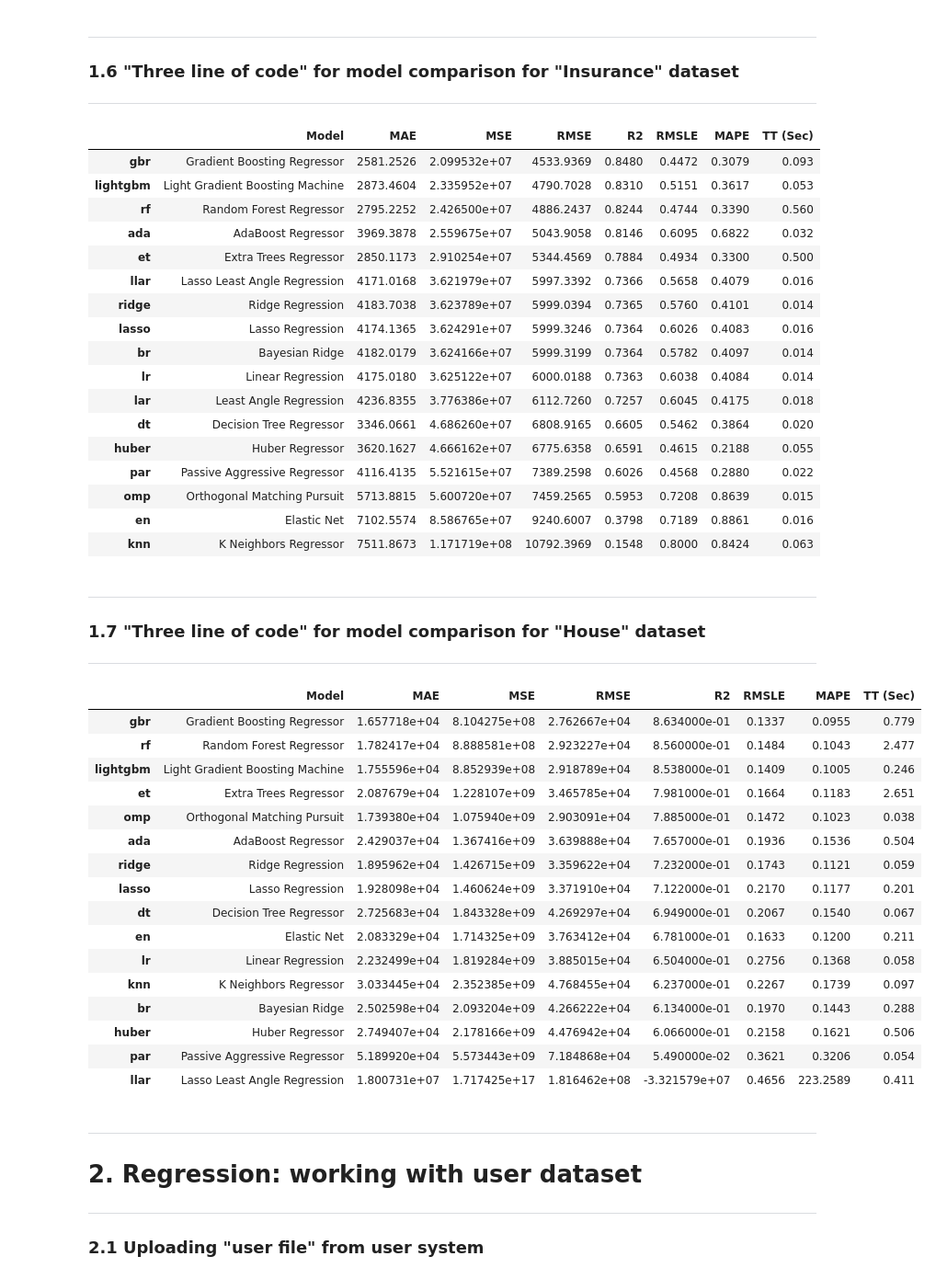
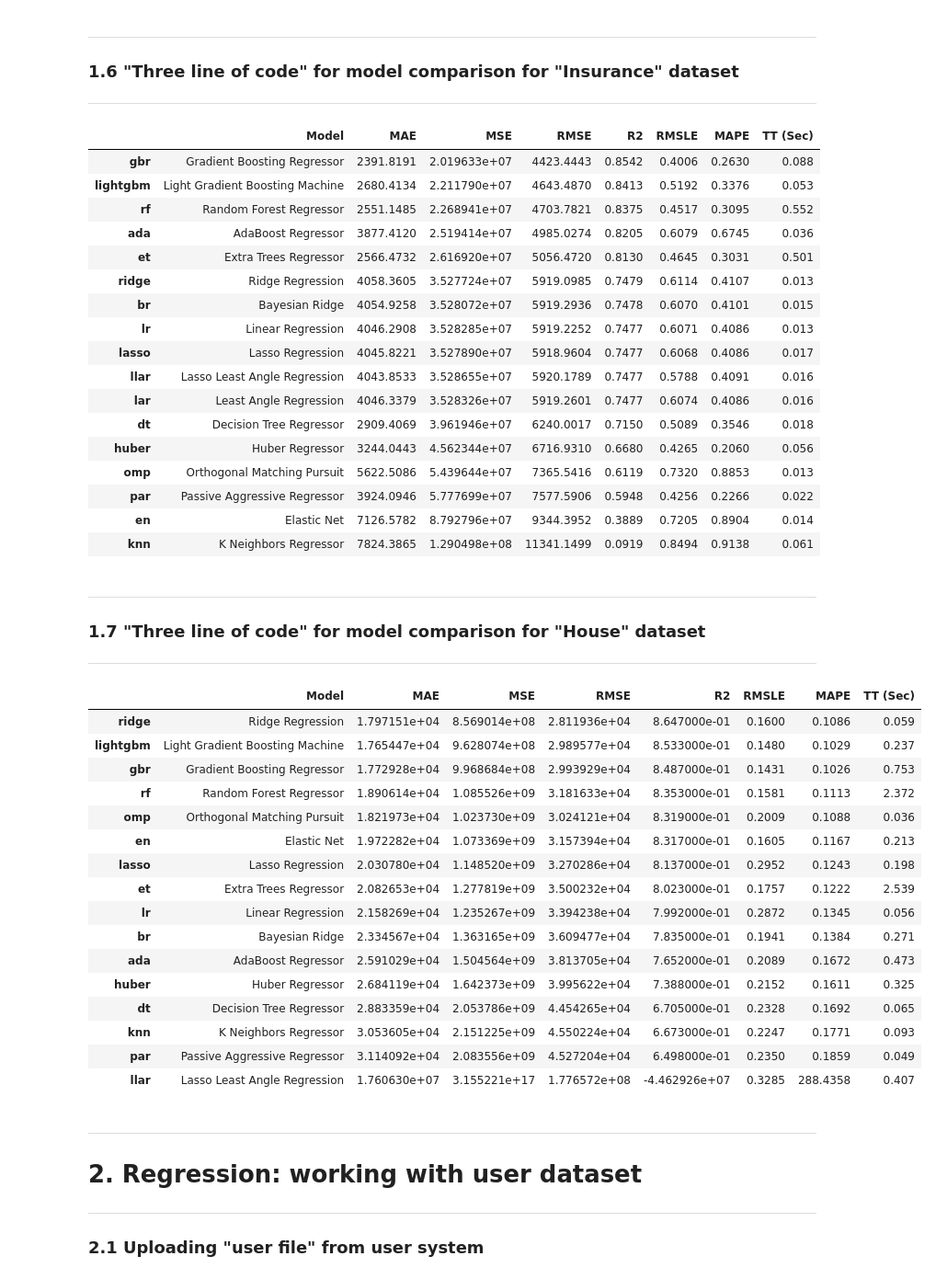
Before and after one commit to psrana/Machine-Learning-using-PyCaret, a Jupyter notebook: 01_PyCaret_for_Regression_with_Results.ipynb, the cells around one changed output. Shown at 92% size. Cells and saved outputs as stored; diff of their text form; code cells hidden in the pictures.

```diff
--- a/01_PyCaret_for_Regression_with_Results.ipynb
+++ b/01_PyCaret_for_Regression_with_Results.ipynb
@@ -154,27 +155,27 @@ from pycaret.datasets import get_data
 from pycaret.regression import *
 
 insuranceDataSet = get_data("insurance")
-s = setup(data = insuranceDataSet, target='charges', silent=True)
+s = setup(data = insuranceDataSet, target='charges', train_size = 0.7, data_split_shuffle = False, silent=True)
 cm = compare_models()
 # %% [output]
 |  | Model | MAE | MSE | RMSE | R2 | RMSLE | MAPE | TT (Sec) |
-| gbr | Gradient Boosting Regressor | 2581.2526 | 2.099532e+07 | 4533.9369 | 0.8480 | 0.4472 | 0.3079 | 0.093 |
-| lightgbm | Light Gradient Boosting Machine | 2873.4604 | 2.335952e+07 | 4790.7028 | 0.8310 | 0.5151 | 0.3617 | 0.053 |
-| rf | Random Forest Regressor | 2795.2252 | 2.426500e+07 | 4886.2437 | 0.8244 | 0.4744 | 0.3390 | 0.560 |
-| ada | AdaBoost Regressor | 3969.3878 | 2.559675e+07 | 5043.9058 | 0.8146 | 0.6095 | 0.6822 | 0.032 |
-| et | Extra Trees Regressor | 2850.1173 | 2.910254e+07 | 5344.4569 | 0.7884 | 0.4934 | 0.3300 | 0.500 |
-| llar | Lasso Least Angle Regression | 4171.0168 | 3.621979e+07 | 5997.3392 | 0.7366 | 0.5658 | 0.4079 | 0.016 |
-| ridge | Ridge Regression | 4183.7038 | 3.623789e+07 | 5999.0394 | 0.7365 | 0.5760 | 0.4101 | 0.014 |
-| lasso | Lasso Regression | 4174.1365 | 3.624291e+07 | 5999.3246 | 0.7364 | 0.6026 | 0.4083 | 0.016 |
-| br | Bayesian Ridge | 4182.0179 | 3.624166e+07 | 5999.3199 | 0.7364 | 0.5782 | 0.4097 | 0.014 |
-| lr | Linear Regression | 4175.0180 | 3.625122e+07 | 6000.0188 | 0.7363 | 0.6038 | 0.4084 | 0.014 |
-| lar | Least Angle Regression | 4236.8355 | 3.776386e+07 | 6112.7260 | 0.7257 | 0.6045 | 0.4175 | 0.018 |
-| dt | Decision Tree Regressor | 3346.0661 | 4.686260e+07 | 6808.9165 | 0.6605 | 0.5462 | 0.3864 | 0.020 |
-| huber | Huber Regressor | 3620.1627 | 4.666162e+07 | 6775.6358 | 0.6591 | 0.4615 | 0.2188 | 0.055 |
-| par | Passive Aggressive Regressor | 4116.4135 | 5.521615e+07 | 7389.2598 | 0.6026 | 0.4568 | 0.2880 | 0.022 |
-| omp | Orthogonal Matching Pursuit | 5713.8815 | 5.600720e+07 | 7459.2565 | 0.5953 | 0.7208 | 0.8639 | 0.015 |
-| en | Elastic Net | 7102.5574 | 8.586765e+07 | 9240.6007 | 0.3798 | 0.7189 | 0.8861 | 0.016 |
-| knn | K Neighbors Regressor | 7511.8673 | 1.171719e+08 | 10792.3969 | 0.1548 | 0.8000 | 0.8424 | 0.063 |
+| gbr | Gradient Boosting Regressor | 2391.8191 | 2.019633e+07 | 4423.4443 | 0.8542 | 0.4006 | 0.2630 | 0.088 |
+| lightgbm | Light Gradient Boosting Machine | 2680.4134 | 2.211790e+07 | 4643.4870 | 0.8413 | 0.5192 | 0.3376 | 0.053 |
+| rf | Random Forest Regressor | 2551.1485 | 2.268941e+07 | 4703.7821 | 0.8375 | 0.4517 | 0.3095 | 0.552 |
+| ada | AdaBoost Regressor | 3877.4120 | 2.519414e+07 | 4985.0274 | 0.8205 | 0.6079 | 0.6745 | 0.036 |
+| et | Extra Trees Regressor | 2566.4732 | 2.616920e+07 | 5056.4720 | 0.8130 | 0.4645 | 0.3031 | 0.501 |
+| ridge | Ridge Regression | 4058.3605 | 3.527724e+07 | 5919.0985 | 0.7479 | 0.6114 | 0.4107 | 0.013 |
+| br | Bayesian Ridge | 4054.9258 | 3.528072e+07 | 5919.2936 | 0.7478 | 0.6070 | 0.4101 | 0.015 |
+| lr | Linear Regression | 4046.2908 | 3.528285e+07 | 5919.2252 | 0.7477 | 0.6071 | 0.4086 | 0.013 |
+| lasso | Lasso Regression | 4045.8221 | 3.527890e+07 | 5918.9604 | 0.7477 | 0.6068 | 0.4086 | 0.017 |
+| llar | Lasso Least Angle Regression | 4043.8533 | 3.528655e+07 | 5920.1789 | 0.7477 | 0.5788 | 0.4091 | 0.016 |
+| lar | Least Angle Regression | 4046.3379 | 3.528326e+07 | 5919.2601 | 0.7477 | 0.6074 | 0.4086 | 0.016 |
+| dt | Decision Tree Regressor | 2909.4069 | 3.961946e+07 | 6240.0017 | 0.7150 | 0.5089 | 0.3546 | 0.018 |
+| huber | Huber Regressor | 3244.0443 | 4.562344e+07 | 6716.9310 | 0.6680 | 0.4265 | 0.2060 | 0.056 |
+| omp | Orthogonal Matching Pursuit | 5622.5086 | 5.439644e+07 | 7365.5416 | 0.6119 | 0.7320 | 0.8853 | 0.013 |
+| par | Passive Aggressive Regressor | 3924.0946 | 5.777699e+07 | 7577.5906 | 0.5948 | 0.4256 | 0.2266 | 0.022 |
+| en | Elastic Net | 7126.5782 | 8.792796e+07 | 9344.3952 | 0.3889 | 0.7205 | 0.8904 | 0.014 |
+| knn | K Neighbors Regressor | 7824.3865 | 1.290498e+08 | 11341.1499 | 0.0919 | 0.8494 | 0.9138 | 0.061 |
 # %% [markdown]
 ---
 ### **1.7 "Three line of code" for model comparison for "House" dataset**
@@ -182,28 +183,28 @@ cm = compare_models()
 # %%
 from pycaret.datasets import get_data
 from pycaret.regression import *
 
 houseDataSet = get_data("house")
-s = setup(data = houseDataSet, target='SalePrice', silent=True)
+s = setup(data = houseDataSet, target='SalePrice', train_size = 0.7, data_split_shuffle = False, silent=True)
 cm = compare_models()
 # %% [output]
 |  | Model | MAE | MSE | RMSE | R2 | RMSLE | MAPE | TT (Sec) |
-| gbr | Gradient Boosting Regressor | 1.657718e+04 | 8.104275e+08 | 2.762667e+04 | 8.634000e-01 | 0.1337 | 0.0955 | 0.779 |
-| rf | Random Forest Regressor | 1.782417e+04 | 8.888581e+08 | 2.923227e+04 | 8.560000e-01 | 0.1484 | 0.1043 | 2.477 |
-| lightgbm | Light Gradient Boosting Machine | 1.755596e+04 | 8.852939e+08 | 2.918789e+04 | 8.538000e-01 | 0.1409 | 0.1005 | 0.246 |
-| et | Extra Trees Regressor | 2.087679e+04 | 1.228107e+09 | 3.465785e+04 | 7.981000e-01 | 0.1664 | 0.1183 | 2.651 |
-| omp | Orthogonal Matching Pursuit | 1.739380e+04 | 1.075940e+09 | 2.903091e+04 | 7.885000e-01 | 0.1472 | 0.1023 | 0.038 |
-| ada | AdaBoost Regressor | 2.429037e+04 | 1.367416e+09 | 3.639888e+04 | 7.657000e-01 | 0.1936 | 0.1536 | 0.504 |
-| ridge | Ridge Regression | 1.895962e+04 | 1.426715e+09 | 3.359622e+04 | 7.232000e-01 | 0.1743 | 0.1121 | 0.059 |
-| lasso | Lasso Regression | 1.928098e+04 | 1.460624e+09 | 3.371910e+04 | 7.122000e-01 | 0.2170 | 0.1177 | 0.201 |
-| dt | Decision Tree Regressor | 2.725683e+04 | 1.843328e+09 | 4.269297e+04 | 6.949000e-01 | 0.2067 | 0.1540 | 0.067 |
-| en | Elastic Net | 2.083329e+04 | 1.714325e+09 | 3.763412e+04 | 6.781000e-01 | 0.1633 | 0.1200 | 0.211 |
-| lr | Linear Regression | 2.232499e+04 | 1.819284e+09 | 3.885015e+04 | 6.504000e-01 | 0.2756 | 0.1368 | 0.058 |
-| knn | K Neighbors Regressor | 3.033445e+04 | 2.352385e+09 | 4.768455e+04 | 6.237000e-01 | 0.2267 | 0.1739 | 0.097 |
-| br | Bayesian Ridge | 2.502598e+04 | 2.093204e+09 | 4.266222e+04 | 6.134000e-01 | 0.1970 | 0.1443 | 0.288 |
-| huber | Huber Regressor | 2.749407e+04 | 2.178166e+09 | 4.476942e+04 | 6.066000e-01 | 0.2158 | 0.1621 | 0.506 |
-| par | Passive Aggressive Regressor | 5.189920e+04 | 5.573443e+09 | 7.184868e+04 | 5.490000e-02 | 0.3621 | 0.3206 | 0.054 |
-| llar | Lasso Least Angle Regression | 1.800731e+07 | 1.717425e+17 | 1.816462e+08 | -3.321579e+07 | 0.4656 | 223.2589 | 0.411 |
+| ridge | Ridge Regression | 1.797151e+04 | 8.569014e+08 | 2.811936e+04 | 8.647000e-01 | 0.1600 | 0.1086 | 0.059 |
+| lightgbm | Light Gradient Boosting Machine | 1.765447e+04 | 9.628074e+08 | 2.989577e+04 | 8.533000e-01 | 0.1480 | 0.1029 | 0.237 |
+| gbr | Gradient Boosting Regressor | 1.772928e+04 | 9.968684e+08 | 2.993929e+04 | 8.487000e-01 | 0.1431 | 0.1026 | 0.753 |
+| rf | Random Forest Regressor | 1.890614e+04 | 1.085526e+09 | 3.181633e+04 | 8.353000e-01 | 0.1581 | 0.1113 | 2.372 |
+| omp | Orthogonal Matching Pursuit | 1.821973e+04 | 1.023730e+09 | 3.024121e+04 | 8.319000e-01 | 0.2009 | 0.1088 | 0.036 |
+| en | Elastic Net | 1.972282e+04 | 1.073369e+09 | 3.157394e+04 | 8.317000e-01 | 0.1605 | 0.1167 | 0.213 |
+| lasso | Lasso Regression | 2.030780e+04 | 1.148520e+09 | 3.270286e+04 | 8.137000e-01 | 0.2952 | 0.1243 | 0.198 |
+| et | Extra Trees Regressor | 2.082653e+04 | 1.277819e+09 | 3.500232e+04 | 8.023000e-01 | 0.1757 | 0.1222 | 2.539 |
+| lr | Linear Regression | 2.158269e+04 | 1.235267e+09 | 3.394238e+04 | 7.992000e-01 | 0.2872 | 0.1345 | 0.056 |
+| br | Bayesian Ridge | 2.334567e+04 | 1.363165e+09 | 3.609477e+04 | 7.835000e-01 | 0.1941 | 0.1384 | 0.271 |
+| ada | AdaBoost Regressor | 2.591029e+04 | 1.504564e+09 | 3.813705e+04 | 7.652000e-01 | 0.2089 | 0.1672 | 0.473 |
+| huber | Huber Regressor | 2.684119e+04 | 1.642373e+09 | 3.995622e+04 | 7.388000e-01 | 0.2152 | 0.1611 | 0.325 |
+| dt | Decision Tree Regressor | 2.883359e+04 | 2.053786e+09 | 4.454265e+04 | 6.705000e-01 | 0.2328 | 0.1692 | 0.065 |
+| knn | K Neighbors Regressor | 3.053605e+04 | 2.151225e+09 | 4.550224e+04 | 6.673000e-01 | 0.2247 | 0.1771 | 0.093 |
+| par | Passive Aggressive Regressor | 3.114092e+04 | 2.083556e+09 | 4.527204e+04 | 6.498000e-01 | 0.2350 | 0.1859 | 0.049 |
+| llar | Lasso Least Angle Regression | 1.760630e+07 | 3.155221e+17 | 1.776572e+08 | -4.462926e+07 | 0.3285 | 288.4358 | 0.407 |
 # %% [markdown]
 ---
 # **2. Regression: working with user dataset**
```
Also changed, not shown: parts of 26 cells of this notebook.
